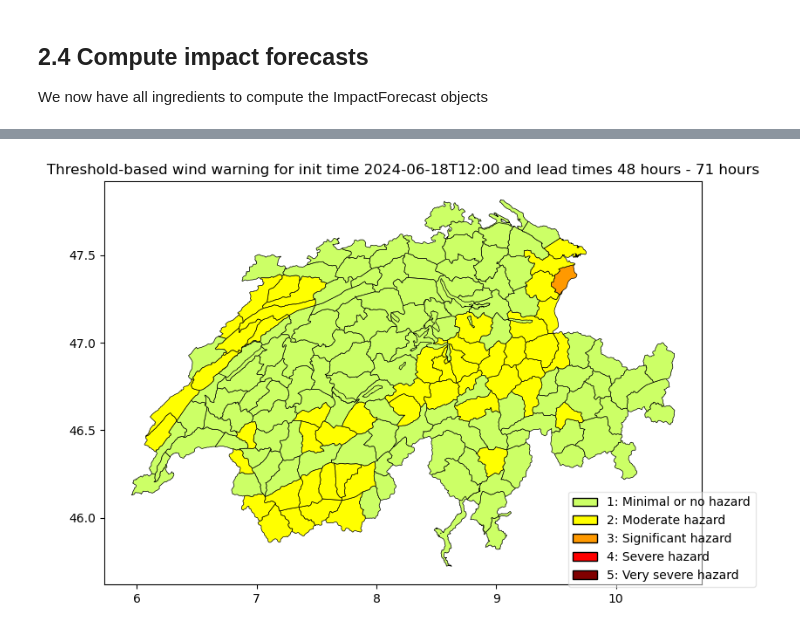
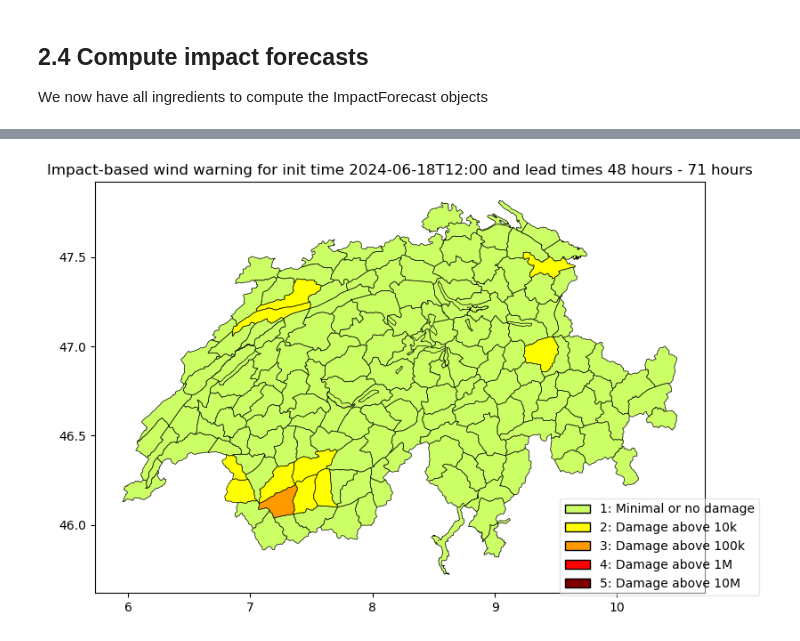
Before and after one commit to CLIMADA-project/climada-snippets, a Jupyter notebook: 003_impact_forecast_plots.ipynb, the cells around one changed output, grey strips where cells are left out. Drawn from its saved outputs; the diff is of its cells as text; code cells hidden in the pictures.

Commit message:
update and add spatially explicit plot

```diff
--- a/003_impact_forecast_plots.ipynb
+++ b/003_impact_forecast_plots.ipynb
@@ -53,6 +53,7 @@ path_to_warningregion_shapes = f"{CONFIG.local_data.data_dir}/ch_shapefile/warni
 # 1. Aggregation helper functions
 We prepare the aggregated by defining two helper function for aggregation.
 # %%
+
 def aggregate_impacts_by_gdf(
     impact,
     gdf,
@@ -126,6 +127,14 @@ def aggregate_exposures_by_gdf(
     )
     gdf_result["value"] = joined_gdf.groupby(level=0)[["value"]].agg(agg_func)
     return gdf_result
+
+def print_large_amounts(x):
+    return (
+        f'{x/1e9:.1f}B' if x>=1e9 else
+        f'{x/1e6:.0f}M' if x>=1e6 else
+        f'{x/1e3:.0f}k' if x>=1e3 else
+        f'{x:.0f}'
+    )
 # %% [markdown]
 # 2. Impact forecasts
 
@@ -341,11 +486,11 @@ def plot_impact_log_hist(
     matplotlib Axes
         The axes object with the plot.
     """
-    if imp_fc.at_event.max() <= 1.0:
-        raise ValueError("Largest aggregated impact below 1. Provide bins.")
 
     # cut damages to bins
     if bins is None:
+        if imp_fc.at_event.max() <= 1.0:
+            raise ValueError("Largest aggregated impact below 1. Provide bins.")
         bins = np.geomspace(1, imp_fc.at_event.max(), 11)
     bins_log = np.log10(bins)
     impact_clipped = imp_fc.at_event.clip(min=bins[0], max=bins[-1])
@@ -412,7 +557,7 @@ def plot_impact_log_hist(
         impact_clipped,
         [1.0] * len(impact_clipped),
         s=30,
-        c=kwargs_hist["color"],
+        color=kwargs_hist["color"],
         alpha=kwargs_hist["alpha"],
     )
     ax_scatter.set_ylim(0.9, 1.1)
@@ -460,10 +605,7 @@ def plot_impact_log_hist(
         ax_intervals.set_xticklabels(xticklabels)
     else:
         ax_intervals.xaxis.set_major_formatter(
-        ticker.FuncFormatter(lambda x, _: f'{x/1e9:.1f}B' if x>=1e9 else
-                                 f'{x/1e6:.0f}M' if x>=1e6 else
-                                 f'{x/1e3:.0f}k' if x>=1e3 else
-                                 f'{x:.0f}')
+        ticker.FuncFormatter(lambda x, _: print_large_amounts(x))
 )
 
     impact_label = impact_label or f"Impact ({imp_fc.unit})"
@@ -491,7 +633,7 @@ bins = np.geomspace(10**shift_bins, 10 ** (5 + shift_bins), 11)
 
 ax = plot_impact_log_hist(
     imp_fc,
-    title=f"Impact-based forecast for init time {reference_time} and lead times {lead_times_window}, mean damage: USD {mean_impact:.0f}",
+    title=f"Impact-based forecast for init time {reference_time} and lead times {lead_times_window}, mean damage: USD {print_large_amounts(mean_impact)}",
     impact_label="Total building damages (USD)",
     bins=bins,
     ticks=bins[::2],
@@ -503,6 +645,7 @@ ax = plot_impact_log_hist(
 
 Next, we show how to aggregate the impact forecast over regions (in our case: cantons) and plot a pie chart per region, where the different pieces showcase the different members.
 # %%
+
 def plot_member_piechart_per_region(
     impact_forecast,
     gdf_regions,
@@ -558,13 +701,15 @@ def plot_member_piechart_per_region(
     matplotlib Axes
         The axes object with the plot.
     """
+    if isinstance(cmap, str):
+        cmap = plt.get_cmap(cmap)
     if cmap is None:
         cmap = plt.get_cmap("Reds")
     if kwargs_pie is None:
         kwargs_pie = {}
     kwargs_pie = {
         "startangle": 90,
-        "wedgeprops": {"linewidth": 0.1, "edgecolor": "black", "alpha": 1.0},
+        "wedgeprops": {"linewidth": 0.3, "edgecolor": "black", "alpha": 1.0},
     } | kwargs_pie
     if ax is not None and hasattr(ax, "projection"):
         current_crs = ax.projection
@@ -842,12 +957,17 @@ gdf_warningregions = gdf_warningregions[["REGION_NAM", "geometry"]]
 gdf_warningregions = gdf_warningregions.to_crs(epsg=4326)
 # %%
 init_time = reference_time
-
-plot_warning_polygons(
-    imp_warnings,
+impact_warning_thresholds = np.array([1e4,1e5,1e6,1e7])
+impact_warning_labels = ["1: Minimal or no damage"] + [
+    f"{k+2}: Damage above {print_large_amounts(thresh)}" for k, thresh in enumerate(impact_warning_thresholds)
+]
+plot_impact_polygons(
+    imp_fc.mean(),
     gdf_warningregions,
-    agg_func="median",
-    title=f"Threshold-based wind warning for init time {init_time} and lead times {lead_times_window}",
+    agg_func="sum",
+    title=f"Impact-based wind warning for init time {init_time} and lead times {lead_times_window}",
     figsize=(10, 6),
+    warning_thresholds=impact_warning_thresholds,
+    warning_labels=impact_warning_labels
 )
 # %% [output]
@@ -855 +976 @@ plot_warning_polygons(
-[figure, old version]
+[figure, new version]
```
Also changed, not shown: parts of 19 cells of this notebook.
